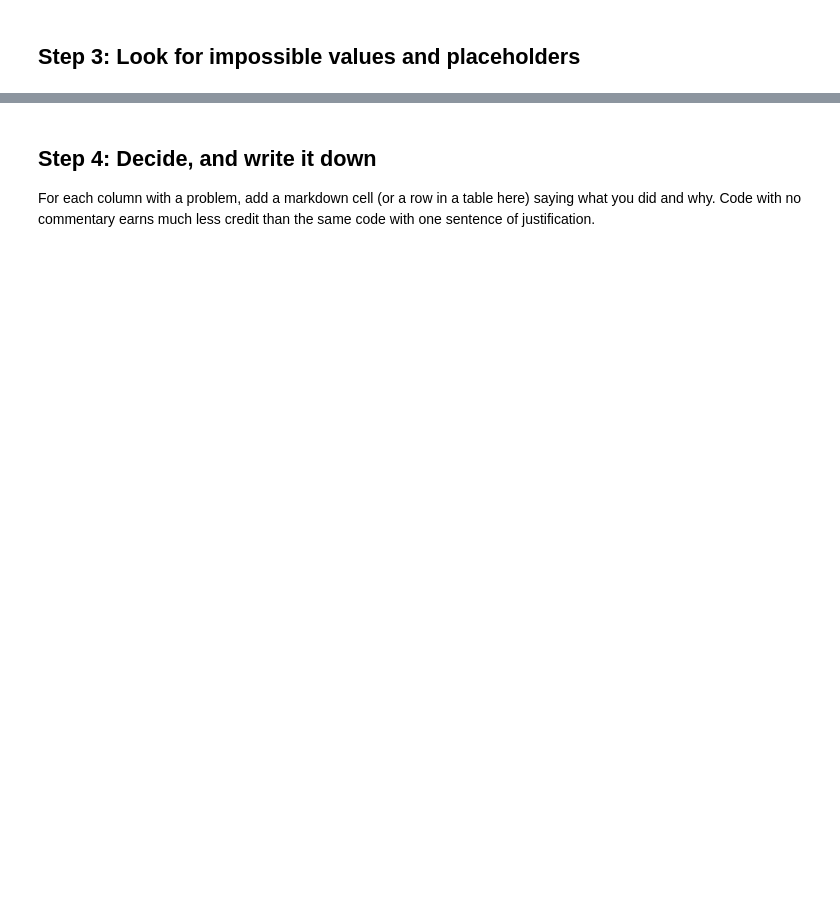
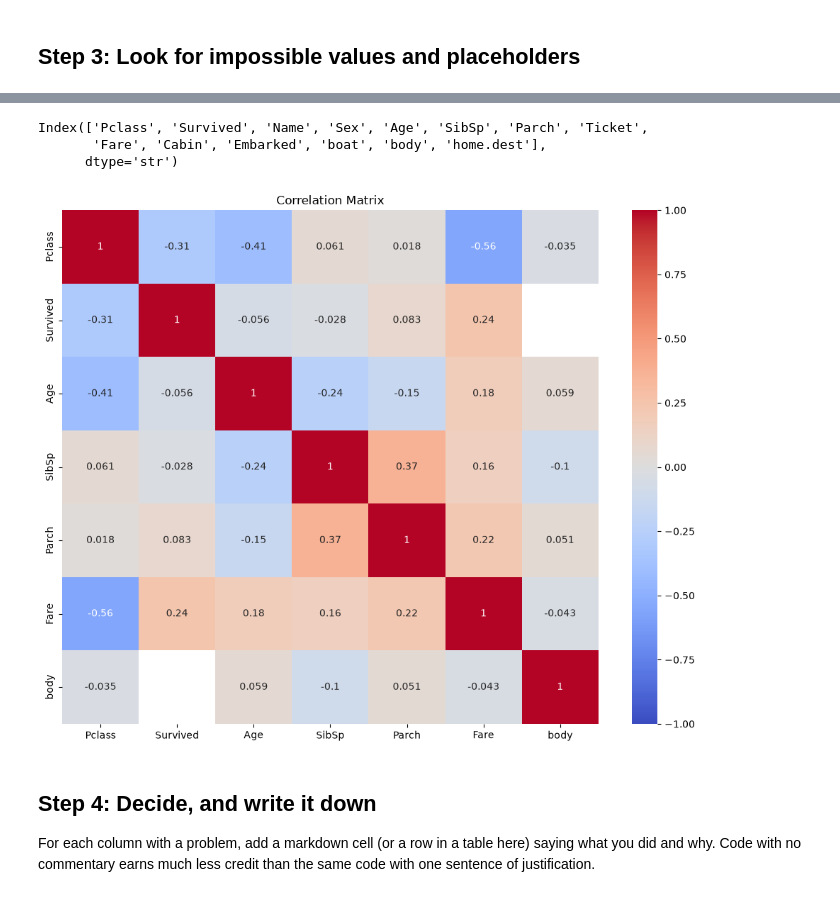
Before and after one commit to NatalTiger26/lab5_ml_pipeline, a Jupyter notebook: day1_exploration_starter.ipynb, the cells around one changed output, grey strips where cells are left out. Saved outputs shown, nothing was run; the diff lists cells and outputs as text; code cells hidden in the pictures; blank space fills up the shorter version.

```diff
--- a/day1_exploration_starter.ipynb
+++ b/day1_exploration_starter.ipynb
@@ -79,3 +214,31 @@ df.describe(include='all').T
+# %%
+df.columns
+# %% [output]
+Index(['Pclass', 'Survived', 'Name', 'Sex', 'Age', 'SibSp', 'Parch', 'Ticket',
+       'Fare', 'Cabin', 'Embarked', 'boat', 'body', 'home.dest'],
+      dtype='str')
+# %%
+import seaborn as sns
+import matplotlib.pyplot as plt
+
+corr = df.select_dtypes(include="number").corr()
+
+plt.figure(figsize=(10, 8))
+
+sns.heatmap(
+    corr,
+    annot=True,
+    cmap="coolwarm",
+    vmin=-1,
+    vmax=1,
+
+)
+
+plt.title("Correlation Matrix")
+plt.tight_layout()
+plt.show()
+# %% [output]
+[figure, added]
 # %% [markdown]
 ## Step 4: Decide, and write it down
 
```
Also changed, not shown: parts of 12 cells of this notebook, 4 other files.
